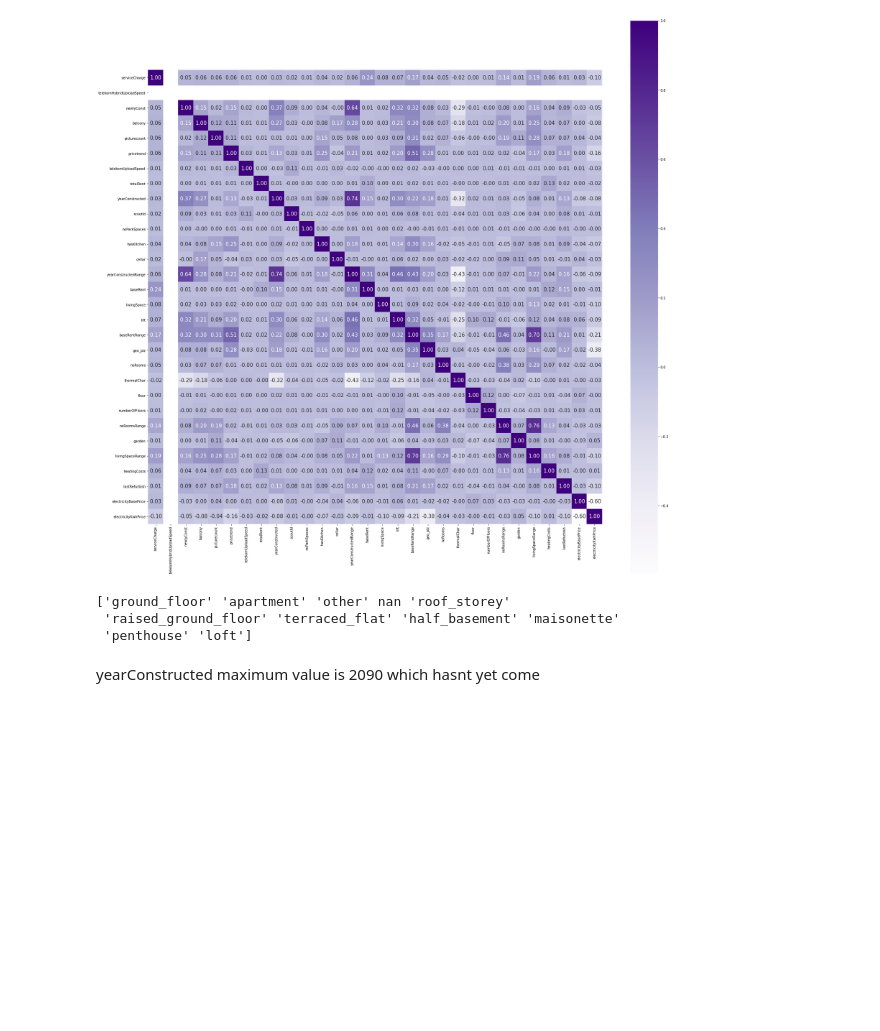
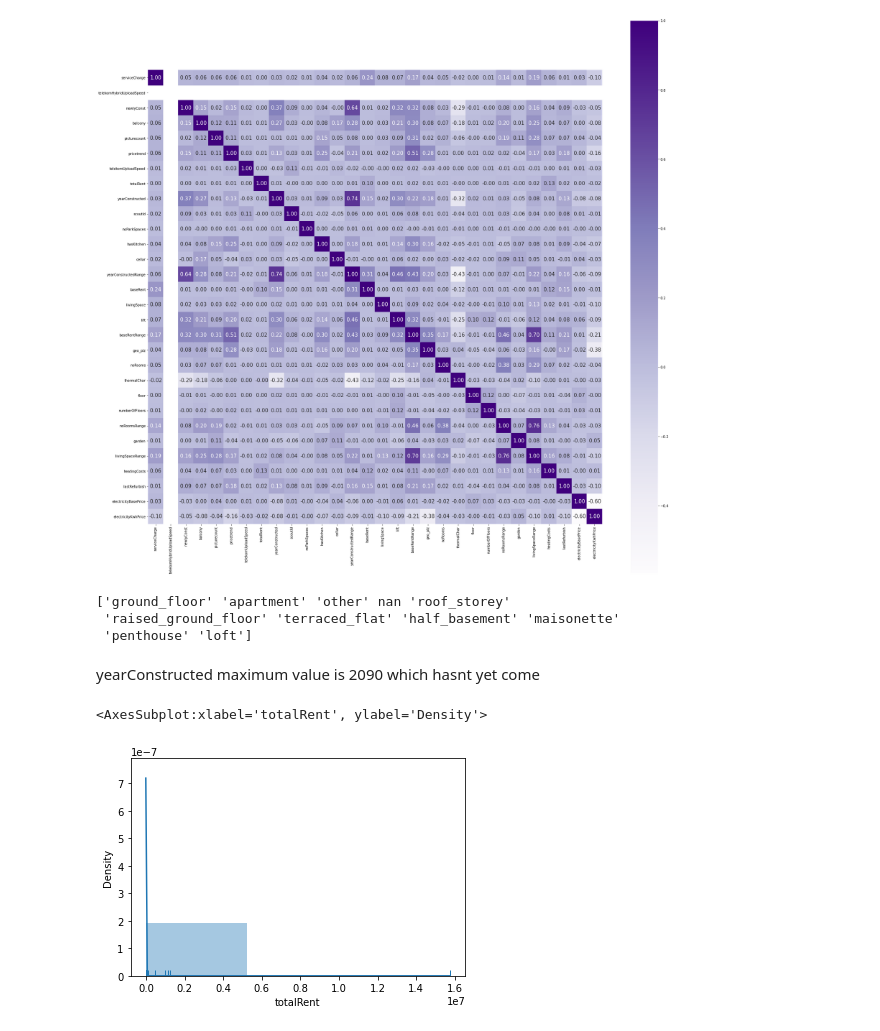
Before and after one commit to eriglesias/housing_prices_DEU, a Jupyter notebook: housing_analysis_de.ipynb, the cells around one changed output. Cells and saved outputs as stored; diff of their text form; code cells hidden in the pictures; blank space fills up the shorter version.

```diff
--- a/housing_analysis_de.ipynb
+++ b/housing_analysis_de.ipynb
@@ -326,3 +353,13 @@ plt.figure(figsize=[12,4])
 sns.distplot(housing['yearConstructed'], color='red')
 plt.title('Year of Construction')
 plt.show()
+# %%
+sns.set(style='whitegrid', palette="deep", font_scale=1.1, rc={"figure.figsize": [8, 5]})
+sns.distplot(
+    housing['totalRent'], norm_hist=False, kde=False, bins=20, hist_kws={"alpha": 1}
+).set(xlabel='totalRent', ylabel='date');
+# %%
+sns.distplot(housing['totalRent'], bins=3, kde=True, rug=True)
+# %% [output]
+<AxesSubplot:xlabel='totalRent', ylabel='Density'>
+[figure, added]
```
Also changed, not shown: parts of 7 cells of this notebook.
